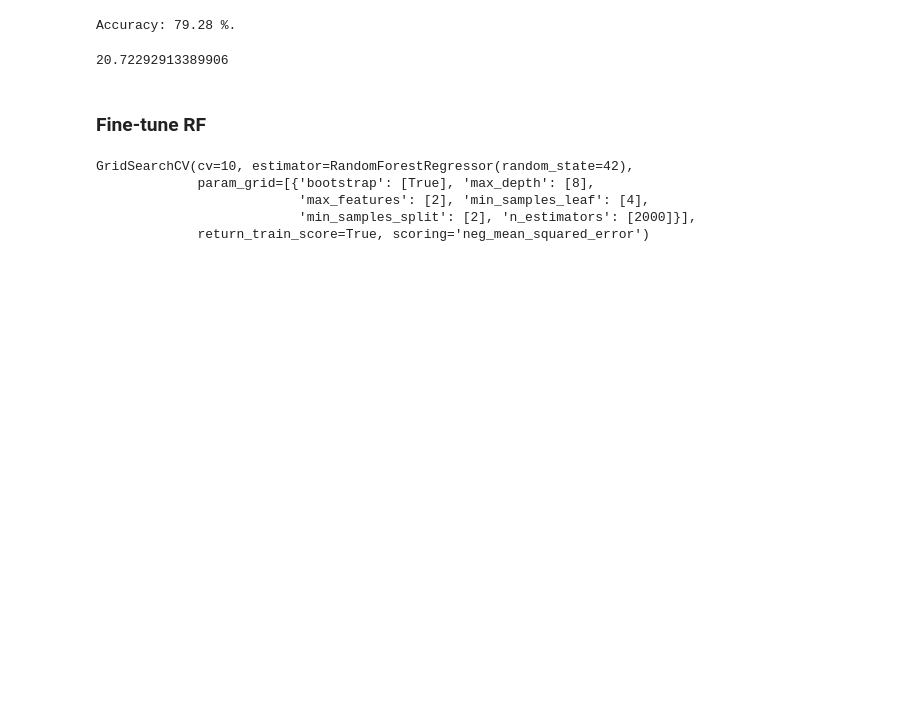
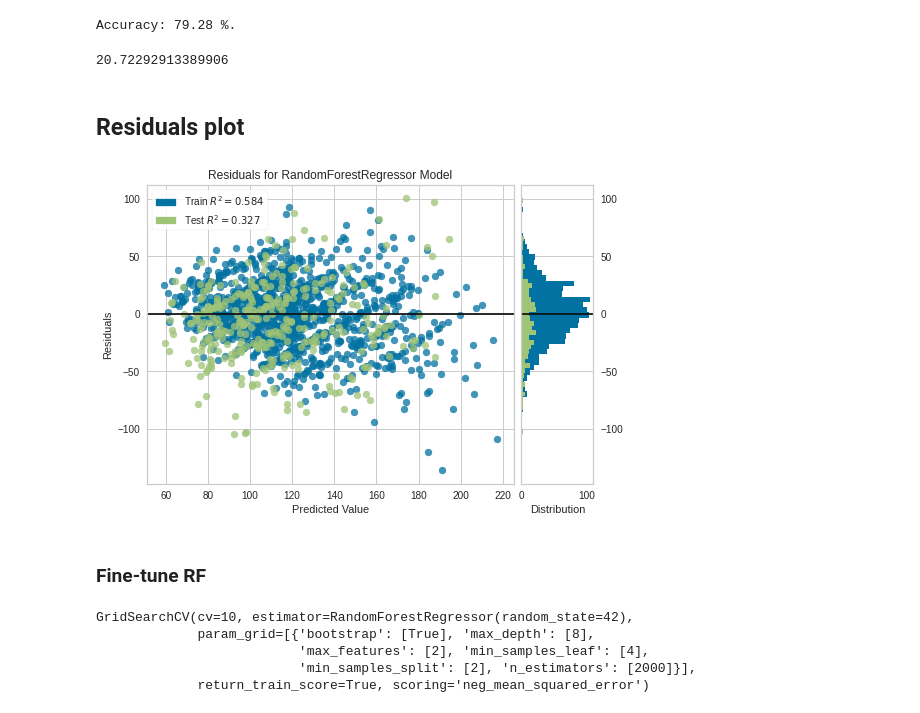
Before and after one commit to BojanMakivic/Predicting-fitness-level-of-cancer-survivors, a Jupyter notebook: Regression_models.ipynb, the cells around one changed output. Cells and saved outputs as stored; diff of their text form; code cells hidden in the pictures; blank space fills up the shorter version.

```diff
--- a/Regression_models.ipynb
+++ b/Regression_models.ipynb
@@ -394,6 +497,13 @@ Accuracy: 79.28 %.
 np.mean(mape)
 # %% [output]
 20.72292913389906
+# %% [markdown]
+## Residuals plot
+# %%
+from yellowbrick.regressor import residuals_plot
+viz = residuals_plot(forest_reg, train_prepared, train_labels, test_prepared, test_lebels)
+# %% [output]
+[figure, added]
 # %% [markdown]
 ### Fine-tune RF
 # %%
```
Also changed, not shown: parts of 33 cells of this notebook.
